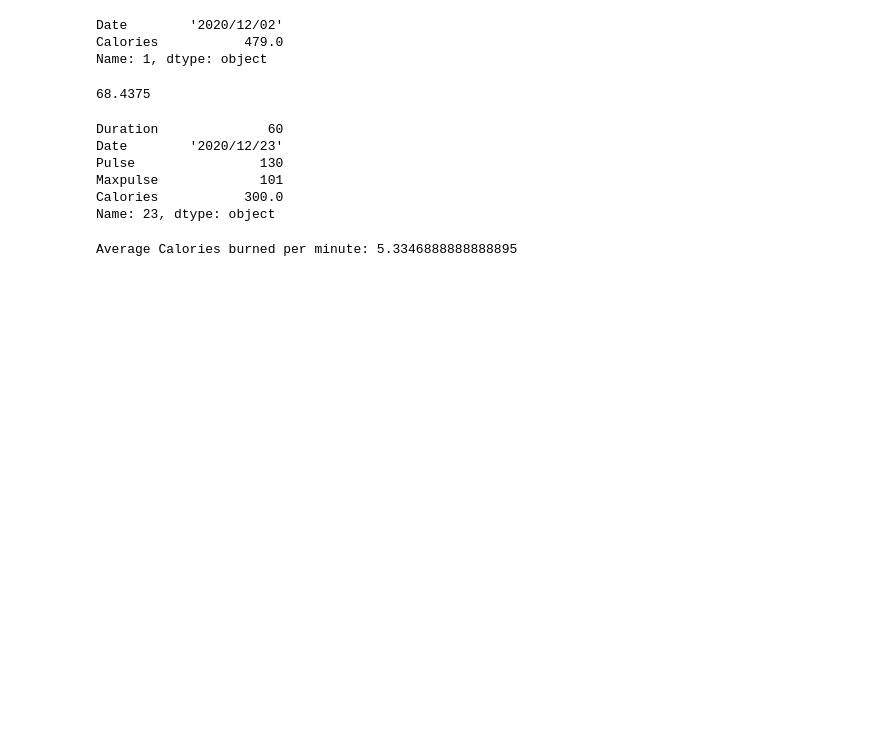
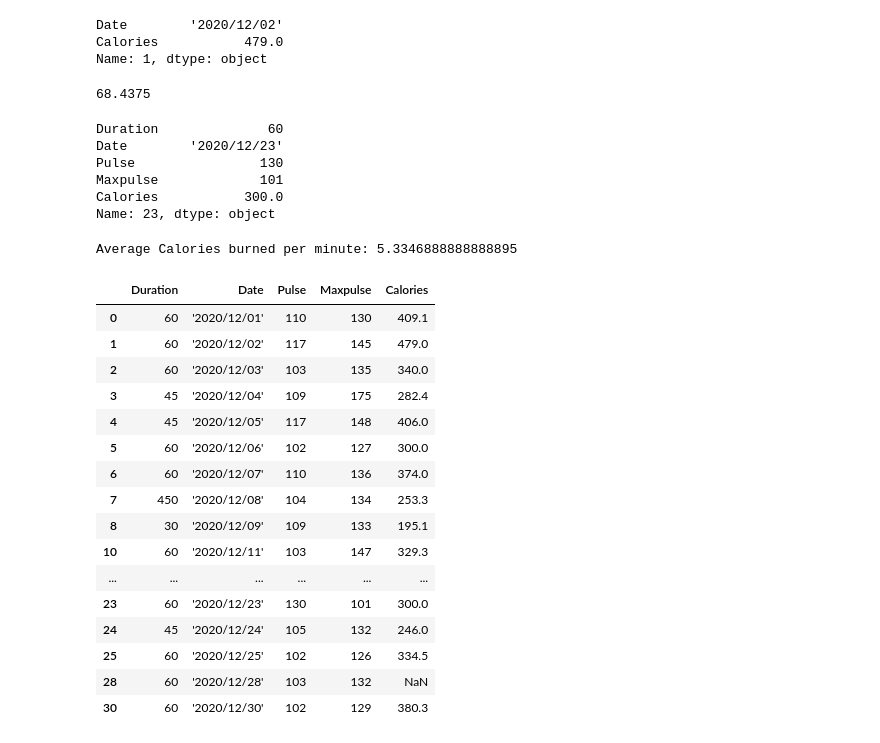
Before and after one commit to adiyasohail5-del/python, a Jupyter notebook: pandas.ipynb, the cells around one changed output. Drawn from its saved outputs; the diff is of its cells as text; code cells hidden in the pictures; blank space fills up the shorter version.

Commit message:
data set task.ipynb

```diff
--- a/pandas.ipynb
+++ b/pandas.ipynb
@@ -856,3 +856,25 @@ avg_cal_per_min = (df['Calories'] / df['Duration']).mean()
 print("Average Calories burned per minute:", avg_cal_per_min)
 # %% [output]
 Average Calories burned per minute: 5.3346888888888895
+# %%
+import pandas as pd
+df = pd.read_csv(r"c:\Users\BM\Downloads\data.csv")
+df[df.Pulse > 100]
+# %% [output]
+|  | Duration | Date | Pulse | Maxpulse | Calories |
+| 0 | 60 | '2020/12/01' | 110 | 130 | 409.1 |
+| 1 | 60 | '2020/12/02' | 117 | 145 | 479.0 |
+| 2 | 60 | '2020/12/03' | 103 | 135 | 340.0 |
+| 3 | 45 | '2020/12/04' | 109 | 175 | 282.4 |
+| 4 | 45 | '2020/12/05' | 117 | 148 | 406.0 |
+| 5 | 60 | '2020/12/06' | 102 | 127 | 300.0 |
+| 6 | 60 | '2020/12/07' | 110 | 136 | 374.0 |
+| 7 | 450 | '2020/12/08' | 104 | 134 | 253.3 |
+| 8 | 30 | '2020/12/09' | 109 | 133 | 195.1 |
+| 10 | 60 | '2020/12/11' | 103 | 147 | 329.3 |
+| ... | ... | ... | ... | ... | ... |
+| 23 | 60 | '2020/12/23' | 130 | 101 | 300.0 |
+| 24 | 45 | '2020/12/24' | 105 | 132 | 246.0 |
+| 25 | 60 | '2020/12/25' | 102 | 126 | 334.5 |
+| 28 | 60 | '2020/12/28' | 103 | 132 | NaN |
+| 30 | 60 | '2020/12/30' | 102 | 129 | 380.3 |
```
Also changed, not shown: parts of 2 cells of this notebook, 2 other files.
